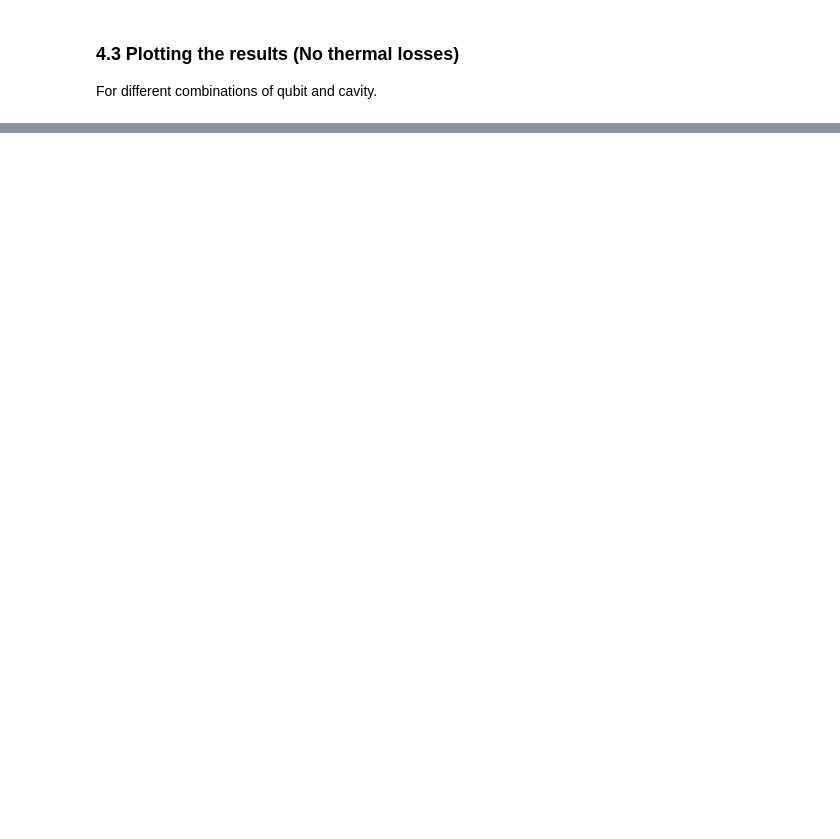
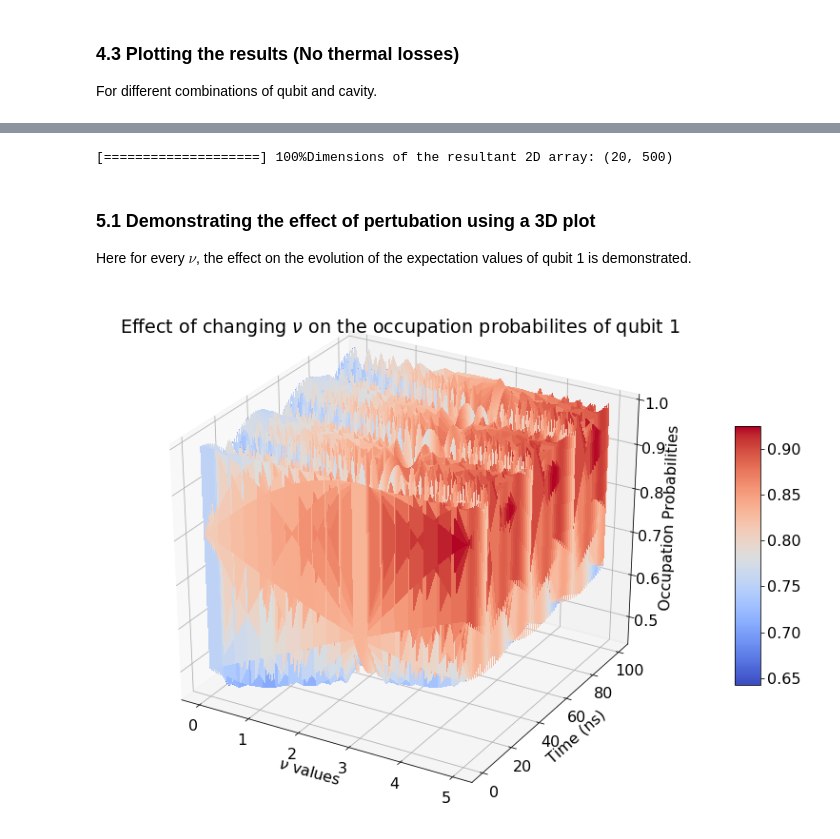
Before and after one commit to SoumyaShreeram/Qubit, a Jupyter notebook: control gates/Pertubation to the system (Haroche paper).ipynb, the cells around one changed output, grey strips where cells are left out. Drawn from its saved outputs; the diff is of its cells as text; code cells hidden in the pictures; blank space fills up the shorter version.

```diff
--- a/control gates/Pertubation to the system (Haroche paper).ipynb
+++ b/control gates/Pertubation to the system (Haroche paper).ipynb
@@ -33,9 +42,9 @@ from qutip import *
 Here we use $\hbar=1$; the coupling terms are redefined with a multiple of $2\pi$ before them for convinience.
 # %%
 """------------- FREQUENCIES --------------------"""
-w_q1 = 2*pi*6.5;    # Qubit 1 frequency
-w_q2 = 2*pi*6.8;    # Qubit 2 frequency: range from 1-9 GHz
-w_f = 2*pi*7.1      # Resonator/ Filter frequency
+w_q1 = 2*pi*2;    # Qubit 1 frequency
+w_q2 = 2*pi*3;    # Qubit 2 frequency: range from 1-9 GHz
+w_f = 2*pi*5;     # Resonator/ Filter frequency
 
 W_p = 2*pi*6.5      # perturbing rabi frequency of the probing field
 v_p = 2*pi*0.01   # parameter in the exponential of the pertubation
@@ -49,7 +58,7 @@ numF = 3            # number of filters
 N = 2               # number of fock states
 
 times = np.linspace(0,100,500)
-w_plist = np.linspace(1, 13, 200)
+nu_list = np.linspace(0.0, 5.0, 20)
 width = 0.5
 
 # resonant SQRT iSWAP gate
@@ -211,13 +231,0 @@ ax[1].legend(loc="upper right")
-# %%
-def probe(w_plist):
-    [args = {'Omega': w_p, 'nu': 1} for w_d in w_plist]
-
-    H_t = [H, [sm1.dag(), H1_coeff], [sm1, H2_coeff]]
-
-    # Evolving the system
-    output = mesolve(H_t, psi0, times, c_ops, [n1], args=args)
-    return
-
-fig = plt.figure()
-ax = plt.axes(projection='3d')
-ax.plot(w_plist, [H1_coeff(t, args=args)for t in times], '--', linewidth=2, label=r"$- \Omega_pe^{-i\nu t}$" )
@@ -223,0 +266,26 @@ ax.plot(w_plist, [H1_coeff(t, args=args)for t in times], '--', linewidth=2, labe
+# %%
+expect_vals = probe(nu_list, 7)
+print("Dimensions of the resultant 2D array:", np.shape(expect_vals))
+# %% [output]
+[====================] 100%Dimensions of the resultant 2D array: (20, 500)
+# %% [markdown]
+### 5.1 Demonstrating the effect of pertubation using a 3D plot
+
+Here for every $\nu$, the effect on the evolution of the expectation values of qubit 1 is demonstrated.
+# %%
+fig = plt.figure(figsize=(14,10))
+ax = fig.gca(projection='3d')
+
+X, Y = np.meshgrid(nu_list, times)
+
+surf = ax.plot_surface(X, Y, np.transpose(expect_vals), rstride=1, cstride=1, cmap=cm.coolwarm, linewidth=0, antialiased=False)
+
+# Add a color bar, axis properties
+fig.colorbar(surf, shrink=0.5, aspect=10)
+ax.set_xlabel(r'$\nu$ values')
+ax.set_ylabel('Time (ns)')
+ax.set_zlabel('Occupation Probabilities');
+ax.set_title(r'Effect of changing $\nu$ on the occupation probabilites of qubit 1')
+plt.show()
+# %% [output]
+[figure, added]
```
Also changed, not shown: parts of 9 cells of this notebook.
